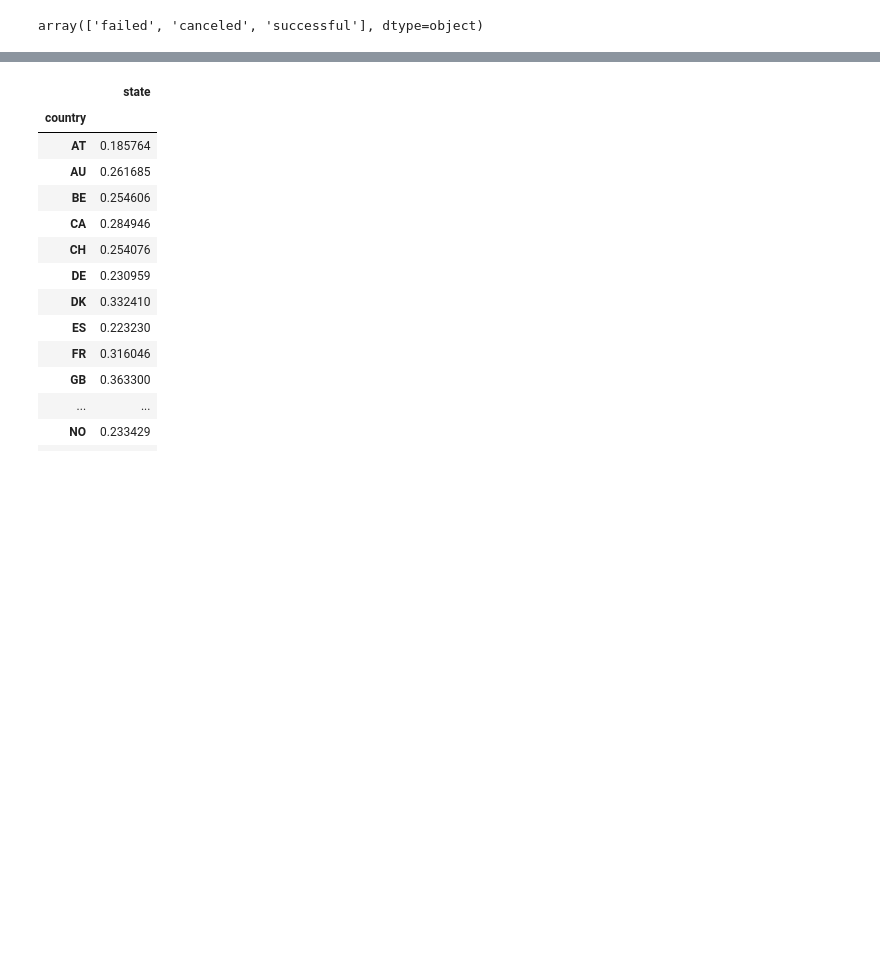
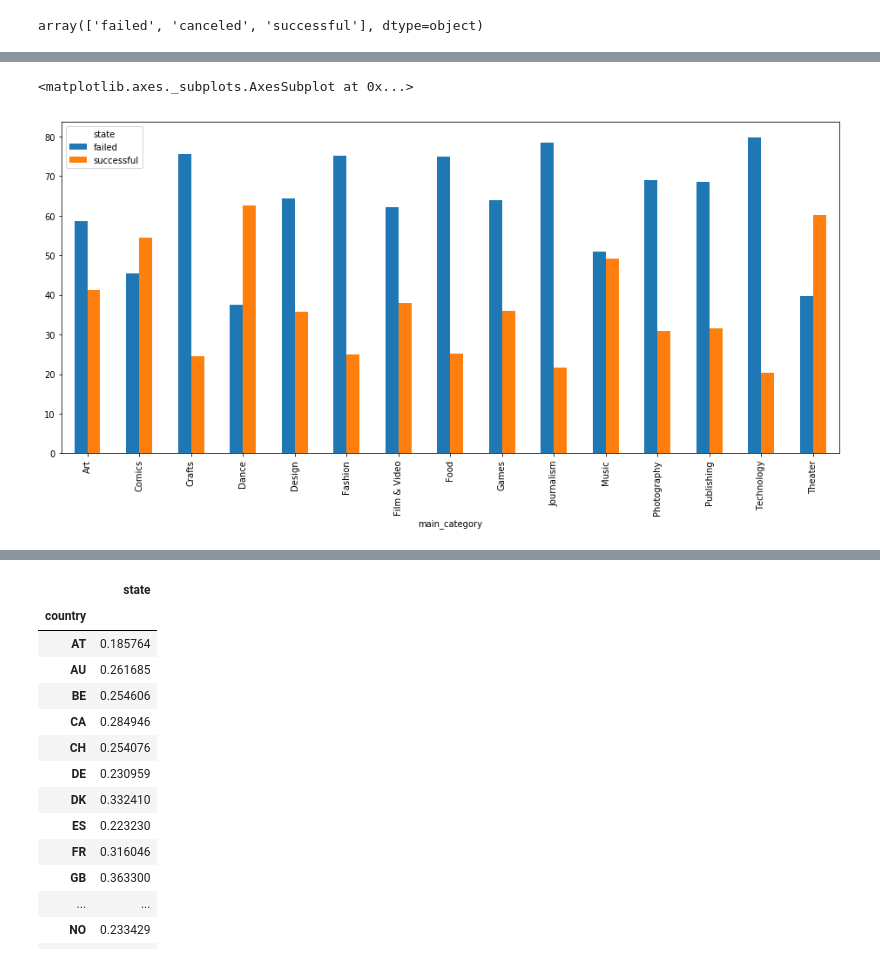
Before and after one commit to coskunfurkan/kickStarter, a Jupyter notebook: kickstart.ipynb, the cells around one changed output, grey strips where cells are left out. Drawn from its saved outputs; the diff is of its cells as text; code cells hidden in the pictures; blank space fills up the shorter version.

```diff
--- a/kickstart.ipynb
+++ b/kickstart.ipynb
@@ -163,0 +97,4 @@ plt.fill_between(x, stats.chi2.pdf(x, chi_stats[2]), where= x > critical_value,
+# %%
+df1=df.groupby(('main_category','state')).size().unstack().fillna(0)
+df1=df1.divide(df1.iloc[:,:].sum(axis=1),axis=0)*100
+print(df1.sort_values(by='successful',ascending=False))
@@ -163,0 +119,5 @@ plt.fill_between(x, stats.chi2.pdf(x, chi_stats[2]), where= x > critical_value,
+# %%
+df1.plot(kind="bar",figsize=(16,7))
+# %% [output]
+<matplotlib.axes._subplots.AxesSubplot at 0x...>
+[figure, added]
```
Also changed, not shown: parts of 37 cells of this notebook.
